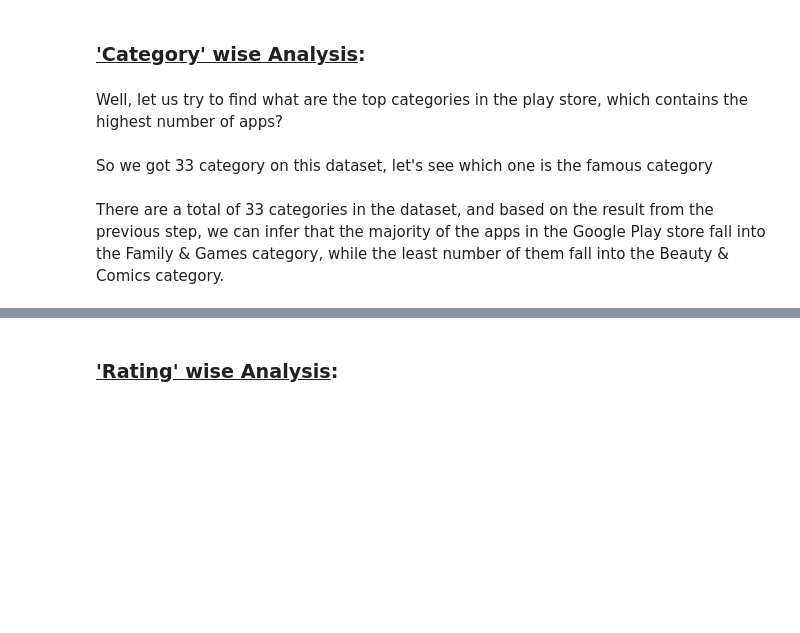
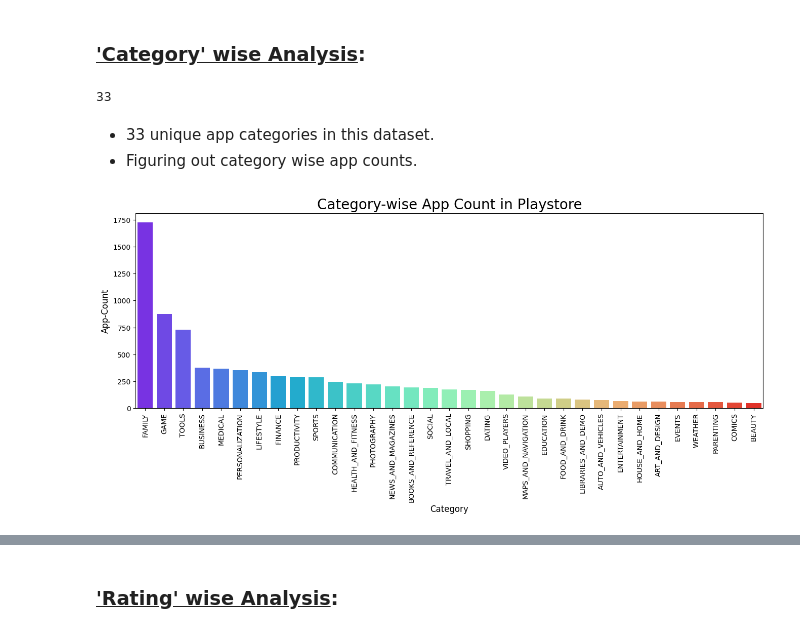
Before and after one commit to aviralsingh2907/PlayStore-App-Review-Analysis, a Jupyter notebook: EDA_Play_Store_App_Review_Analysis.ipynb, the cells around one changed output, grey strips where cells are left out. Cells and saved outputs as stored; diff of their text form; code cells hidden in the pictures; blank space fills up the shorter version.

```diff
--- a/EDA_Play_Store_App_Review_Analysis.ipynb
+++ b/EDA_Play_Store_App_Review_Analysis.ipynb
@@ -381,6 +395,8 @@ play_store_df['Price'].value_counts()
 # %%
-#Removing "$" sign
-play_store_df['Price'] = play_store_df.Price.apply(lambda x: x.strip('$'))
+# Removing "$" :
+
+playstore_df['Price'] = playstore_df.Price.apply(lambda x: x.strip('$'))
 # %%
-# converting to Numeric type
-play_store_df['Price'] = pd.to_numeric(play_store_df['Price'])
+# Converting datatype to numeric:
+
+playstore_df['Price'] = pd.to_numeric(playstore_df['Price'])
@@ -407,29 +458,33 @@ categorical_summary
 # <b><u>Data Analysis & Visualization (Play Store Dataset)</u>:</b>
 # %% [markdown]
 ### <b><u>'Category' wise Analysis</u>:</b>
-# %% [markdown]
-Well, let us try to find what are the top categories in the play store, which contains the highest number of apps?
 # %%
-#unique categories
-len(play_store_df['Category'].unique())
+# Unique categories:
+
+len(playstore_df['Category'].unique())
+# %% [output]
+33
-# %% [markdown]
-So we got 33 category on this dataset, let's see which one is the famous category
+# %% [markdown]
+* 33 unique app categories in this dataset.
+* Figuring out category wise app counts.
 # %%
-# Determining top categories in data
-x = play_store_df['Category'].value_counts().index
-y = play_store_df['Category'].value_counts()
+# Determining top categories with highest app counts:
+
+x = playstore_df['Category'].value_counts().index
+y = playstore_df['Category'].value_counts()
 xaxis = []
 yaxis = []
 for i in range(len(y)):
     xaxis.append(x[i])
     yaxis.append(y[i])
 # %%
-# Plotting graph/visuals for the same
-plt.figure(figsize=(18,5))
-plt.xlabel("Category", fontsize = 15)
-plt.ylabel("Count", fontsize = 15)
+# Plotting graph for the same:
+
+plt.figure(figsize=(16,5))
+plt.xlabel("Category", fontsize = 12)
+plt.ylabel("App-Count", fontsize = 12)
 plt.xticks(rotation=90)
 category_graph = sns.barplot(x = xaxis, y = yaxis, palette= "rainbow")
-category_graph.set_title("Categories of apps in google Playstore", fontsize = 25);
+category_graph.set_title("Category-wise App Count in Playstore", fontsize = 20);
+# %% [output]
+[figure, added]
-# %% [markdown]
-There are a total of 33 categories in the dataset, and based on the result from the previous step, we can infer that the majority of the apps in the Google Play store fall into the Family & Games category, while the least number of them fall into the Beauty & Comics category.
```
Also changed, not shown: parts of 55 cells of this notebook.
